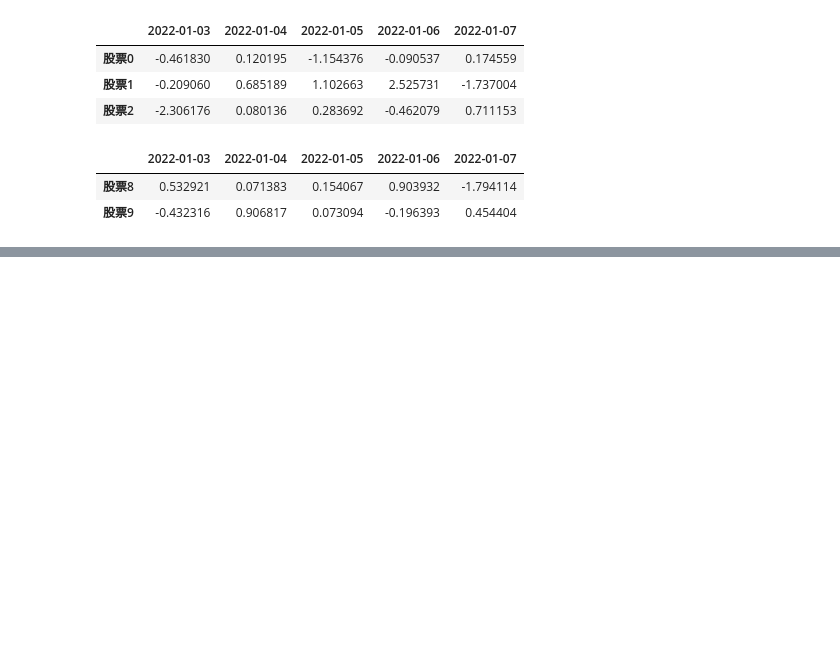
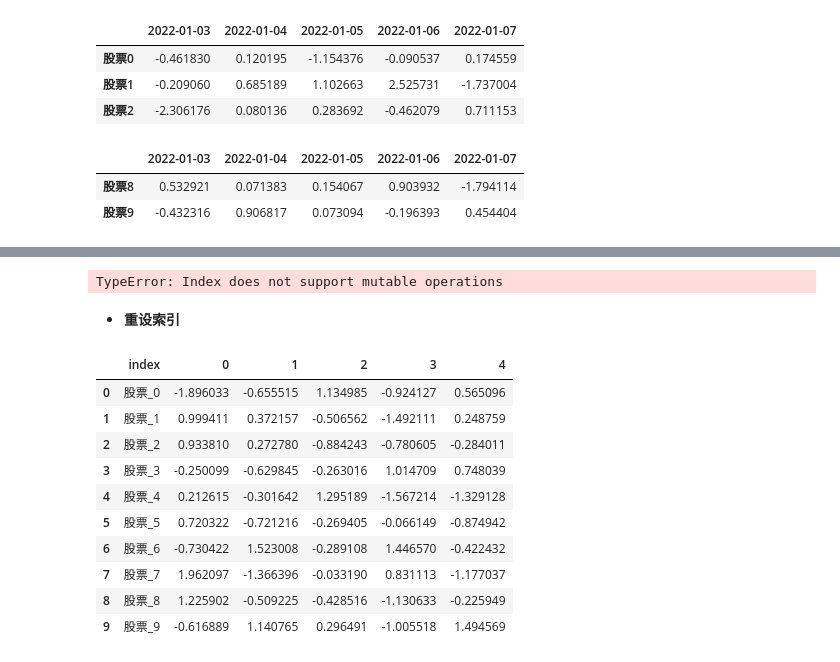
Before and after one commit to NekoSilverFox/Data-Mining, a Jupyter notebook: 003 - Pandas/Pandas.ipynb, the cells around one changed output, grey strips where cells are left out. Drawn from its saved outputs; the diff is of its cells as text; code cells hidden in the pictures; blank space fills up the shorter version.

Commit message:
增加 DataFrame 索引的修改

```diff
--- a/003 - Pandas/Pandas.ipynb
+++ b/003 - Pandas/Pandas.ipynb
@@ -144,0 +160,4 @@ stock_change.tail(2)
+# %%
+data = pd.DataFrame(stock_change)
+
+data
@@ -144,0 +178,4 @@ stock_change.tail(2)
+# %%
+# 必须全部修改
+label = ['股票_{}'.format(i) for i in range(10)]
+label
@@ -144,0 +193,3 @@ stock_change.tail(2)
+# %%
+data.index = label
+data
@@ -144,0 +208,21 @@ stock_change.tail(2)
+# %%
+# 不能直接用列表索引的方式修改！
+data.index[3] = '股票四'
+# %% [output]
+TypeError: Index does not support mutable operations
+# %% [markdown]
+- **重设索引**
+# %%
+data.reset_index()
+# %% [output]
+|  | index | 0 | 1 | 2 | 3 | 4 |
+| 0 | 股票_0 | -1.896033 | -0.655515 | 1.134985 | -0.924127 | 0.565096 |
+| 1 | 股票_1 | 0.999411 | 0.372157 | -0.506562 | -1.492111 | 0.248759 |
+| 2 | 股票_2 | 0.933810 | 0.272780 | -0.884243 | -0.780605 | -0.284011 |
+| 3 | 股票_3 | -0.250099 | -0.629845 | -0.263016 | 1.014709 | 0.748039 |
+| 4 | 股票_4 | 0.212615 | -0.301642 | 1.295189 | -1.567214 | -1.329128 |
+| 5 | 股票_5 | 0.720322 | -0.721216 | -0.269405 | -0.066149 | -0.874942 |
+| 6 | 股票_6 | -0.730422 | 1.523008 | -0.289108 | 1.446570 | -0.422432 |
+| 7 | 股票_7 | 1.962097 | -1.366396 | -0.033190 | 0.831113 | -1.177037 |
+| 8 | 股票_8 | 1.225902 | -0.509225 | -0.428516 | -1.130633 | -0.225949 |
+| 9 | 股票_9 | -0.616889 | 1.140765 | 0.296491 | -1.005518 | 1.494569 |
```
Also changed, not shown: parts of 17 cells of this notebook, 4 other files.
